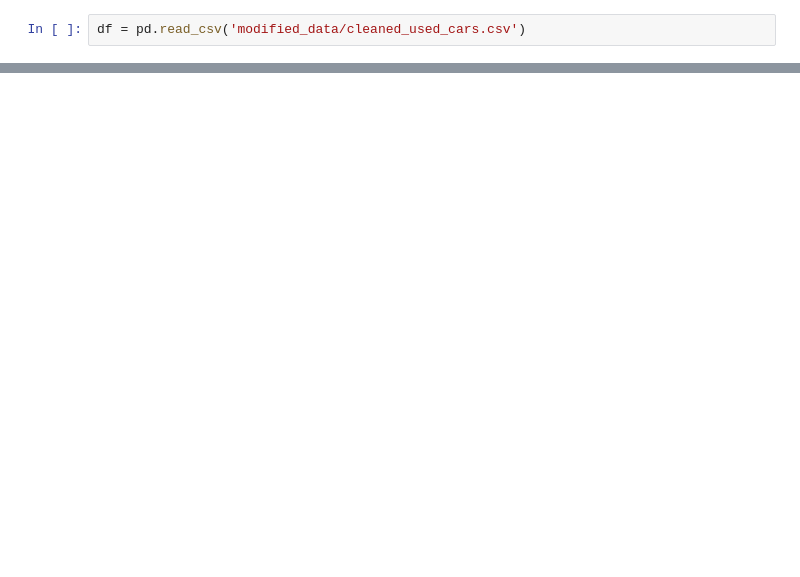
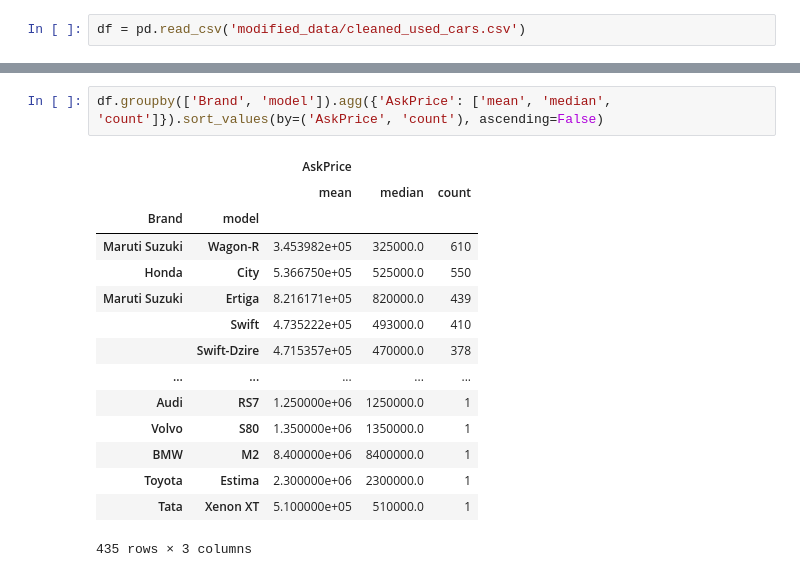
Before and after one commit to abdo1rahman/DEPI_grad_project, a Jupyter notebook: mini_project/used_cars/model_training.ipynb, the cells around one changed output, grey strips where cells are left out. Saved outputs shown, nothing was run; the diff lists cells and outputs as text; blank space fills up the shorter version.

```diff
--- a/mini_project/used_cars/model_training.ipynb
+++ b/mini_project/used_cars/model_training.ipynb
@@ -28,0 +81,18 @@ from sklearn.preprocessing import RobustScaler
+# %%
+df.groupby(['Brand', 'model']).agg({'AskPrice': ['mean', 'median', 'count']}).sort_values(by=('AskPrice', 'count'), ascending=False)
+# %% [output]
+|  |  | AskPrice |  |  |
+|  |  | mean | median | count |
+| Brand | model |  |  |  |
+| Maruti Suzuki | Wagon-R | 3.453982e+05 | 325000.0 | 610 |
+| Honda | City | 5.366750e+05 | 525000.0 | 550 |
+| Maruti Suzuki | Ertiga | 8.216171e+05 | 820000.0 | 439 |
+|  | Swift | 4.735222e+05 | 493000.0 | 410 |
+|  | Swift-Dzire | 4.715357e+05 | 470000.0 | 378 |
+| ... | ... | ... | ... | ... |
+| Audi | RS7 | 1.250000e+06 | 1250000.0 | 1 |
+| Volvo | S80 | 1.350000e+06 | 1350000.0 | 1 |
+| BMW | M2 | 8.400000e+06 | 8400000.0 | 1 |
+| Toyota | Estima | 2.300000e+06 | 2300000.0 | 1 |
+| Tata | Xenon XT | 5.100000e+05 | 510000.0 | 1 |
+435 rows × 3 columns
```
Also changed, not shown: parts of 11 cells of this notebook.
